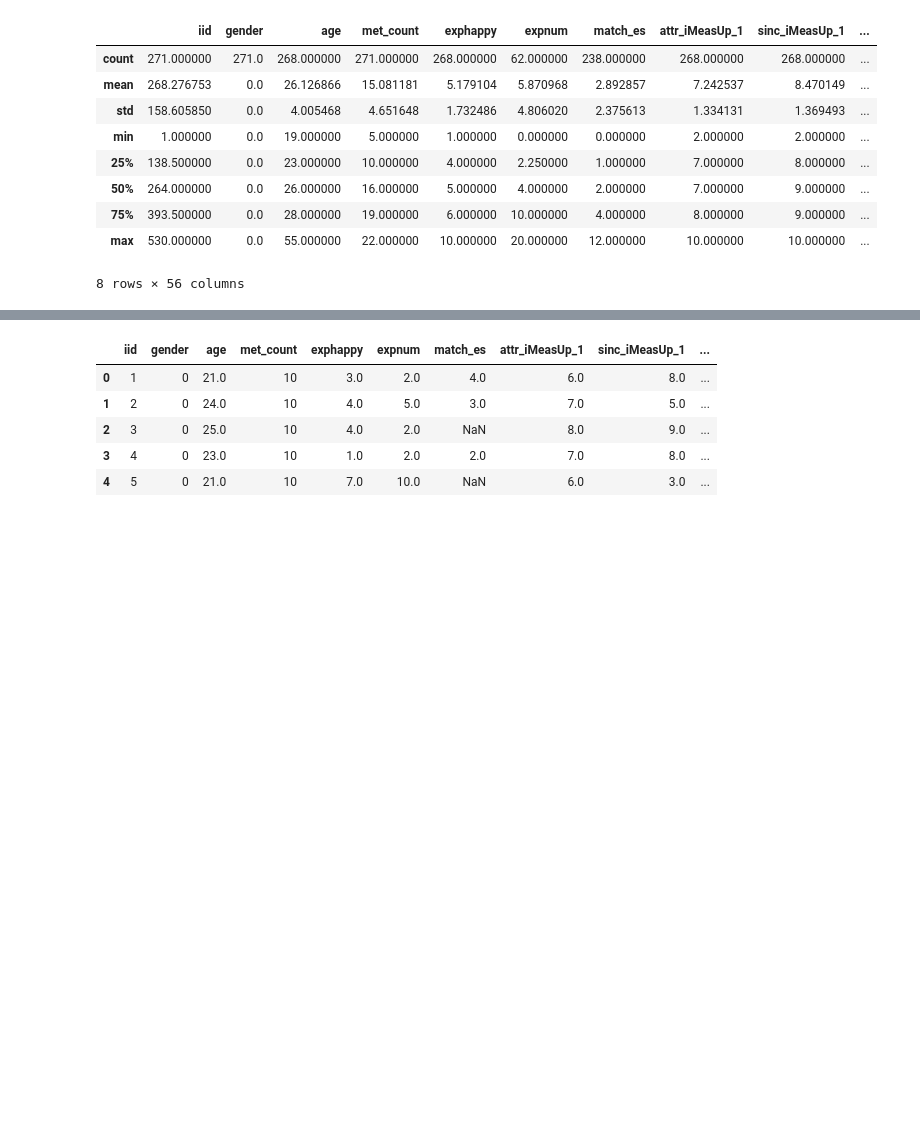
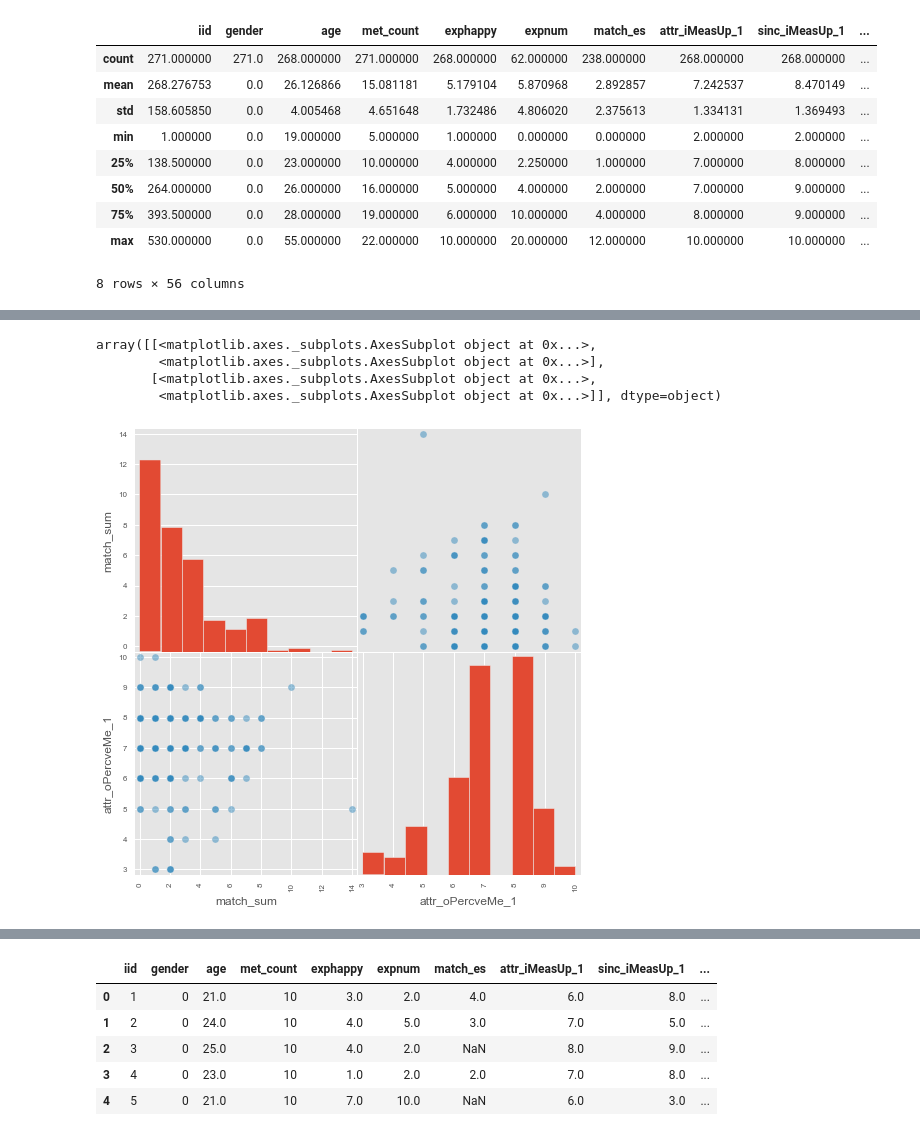
Before and after one commit to MirandaRemmer/DS-SF-23-work, a Jupyter notebook: final-project - MR/3/SpeedDatingDataset_FinalProject_REMMER_draft2.ipynb, the cells around one changed output, grey strips where cells are left out. Saved outputs shown, nothing was run; the diff lists cells and outputs as text; code cells hidden in the pictures; blank space fills up the shorter version.

```diff
--- a/final-project - MR/3/SpeedDatingDataset_FinalProject_REMMER_draft2.ipynb
+++ b/final-project - MR/3/SpeedDatingDataset_FinalProject_REMMER_draft2.ipynb
@@ -1296,0 +1368,8 @@ df_female_condensed.describe()
+# %%
+pd.tools.plotting.scatter_matrix(df_female_condensed[ ['match_sum', 'attr_oPercveMe_1'] ], s = 200, figsize = (8, 8))
+# %% [output]
+array([[<matplotlib.axes._subplots.AxesSubplot object at 0x...>,
+        <matplotlib.axes._subplots.AxesSubplot object at 0x...>],
+       [<matplotlib.axes._subplots.AxesSubplot object at 0x...>,
+        <matplotlib.axes._subplots.AxesSubplot object at 0x...>]], dtype=object)
+[figure, added]
```
Also changed, not shown: parts of 7 cells of this notebook, 1 other file.
